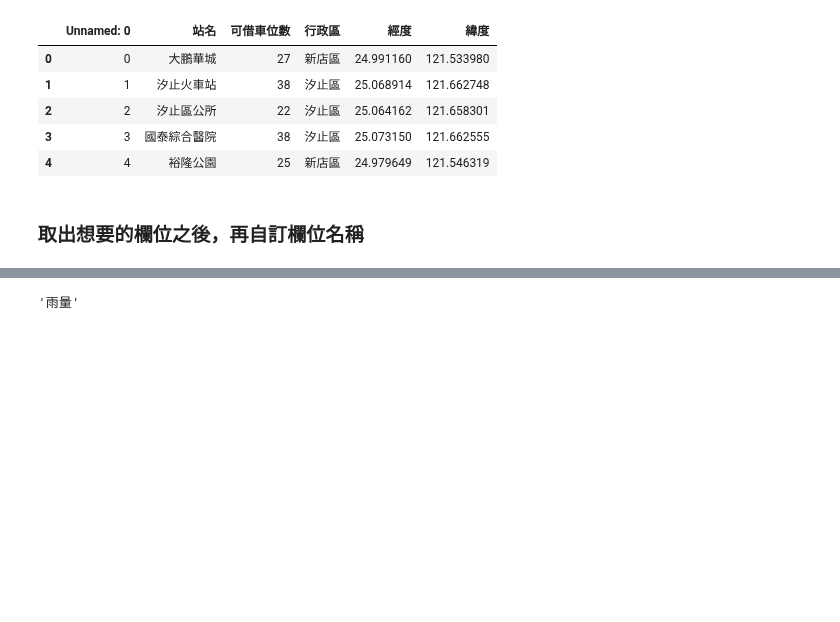
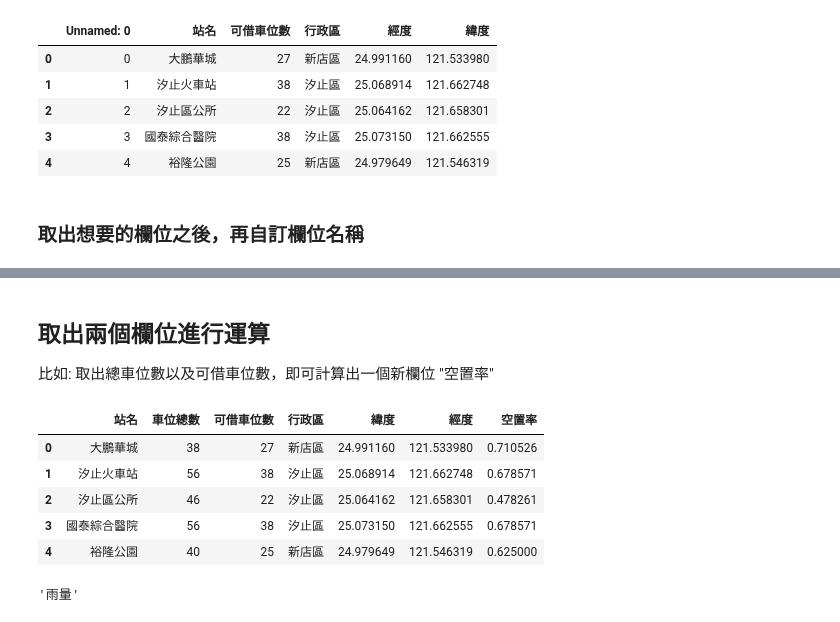
Before and after one commit to jiangsir/PythonBasic, a Jupyter notebook: Pandas基礎用法.ipynb, the cells around one changed output, grey strips where cells are left out. Saved outputs shown, nothing was run; the diff lists cells and outputs as text; code cells hidden in the pictures; blank space fills up the shorter version.

```diff
--- a/Pandas基礎用法.ipynb
+++ b/Pandas基礎用法.ipynb
@@ -618,3 +626,24 @@ x.head()
+# %% [markdown]
+## 取出兩個欄位進行運算
+
+比如: 取出總車位數以及可借車位數，即可計算出一個新欄位 "空置率"
+# %%
+import pandas as pd
+import os
+df = pd.read_csv(os.path.join('datas', 'NewTaipeiCify_YouBike_0004306885361123478933.csv'))
+x = df.loc[:,['sna','tot', 'bemp','sarea', 'lat', 'lng']]
+x.columns = ['站名', '車位總數', '可借車位數', '行政區',  '緯度','經度']
+x['空置率'] = x['可借車位數']/x['車位總數']
+x.to_excel(os.path.join('datas', 'youbike.xlsx'))
+
+x.head()
+# %% [output]
+|  | 站名 | 車位總數 | 可借車位數 | 行政區 | 緯度 | 經度 | 空置率 |
+| 0 | 大鵬華城 | 38 | 27 | 新店區 | 24.991160 | 121.533980 | 0.710526 |
+| 1 | 汐止火車站 | 56 | 38 | 汐止區 | 25.068914 | 121.662748 | 0.678571 |
+| 2 | 汐止區公所 | 46 | 22 | 汐止區 | 25.064162 | 121.658301 | 0.478261 |
+| 3 | 國泰綜合醫院 | 56 | 38 | 汐止區 | 25.073150 | 121.662555 | 0.678571 |
+| 4 | 裕隆公園 | 40 | 25 | 新店區 | 24.979649 | 121.546319 | 0.625000 |
 # %%
 import pandas as pd
 import matplotlib.pyplot as plt
```
Also changed, not shown: parts of 3 cells of this notebook, 2 other files.
